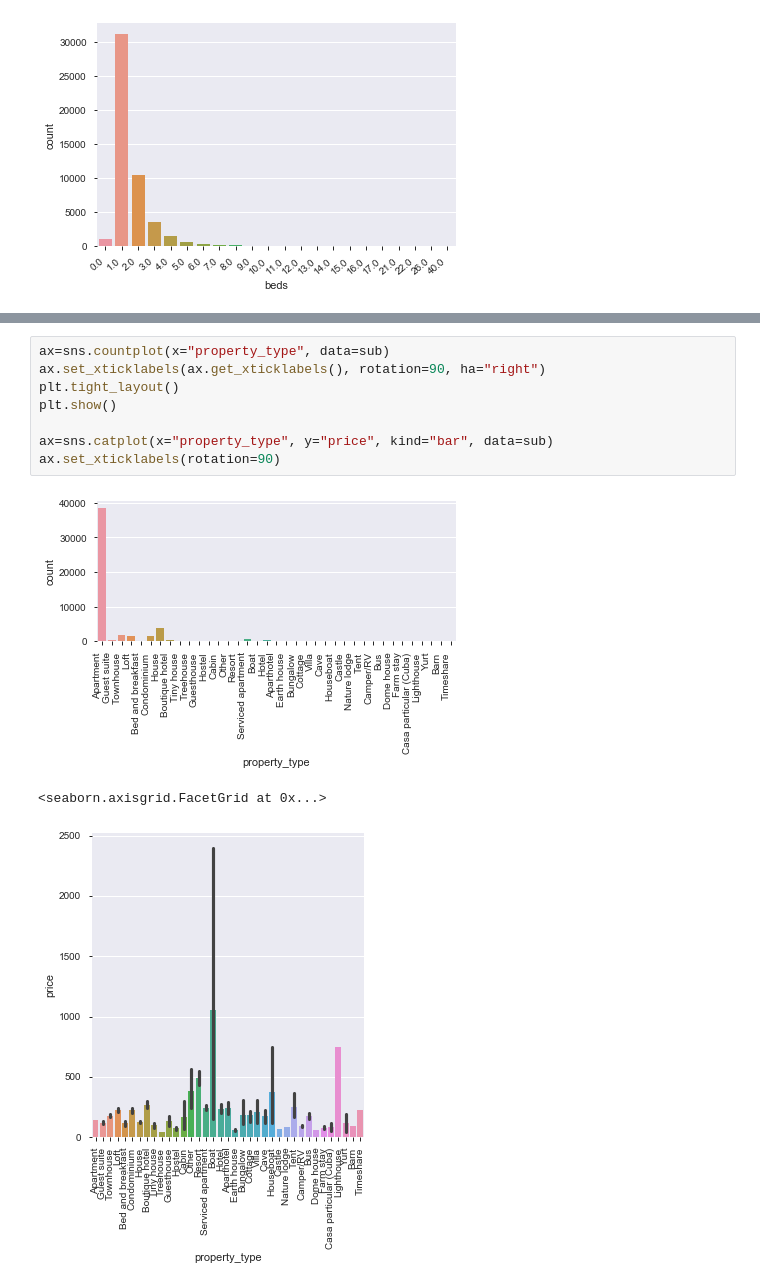
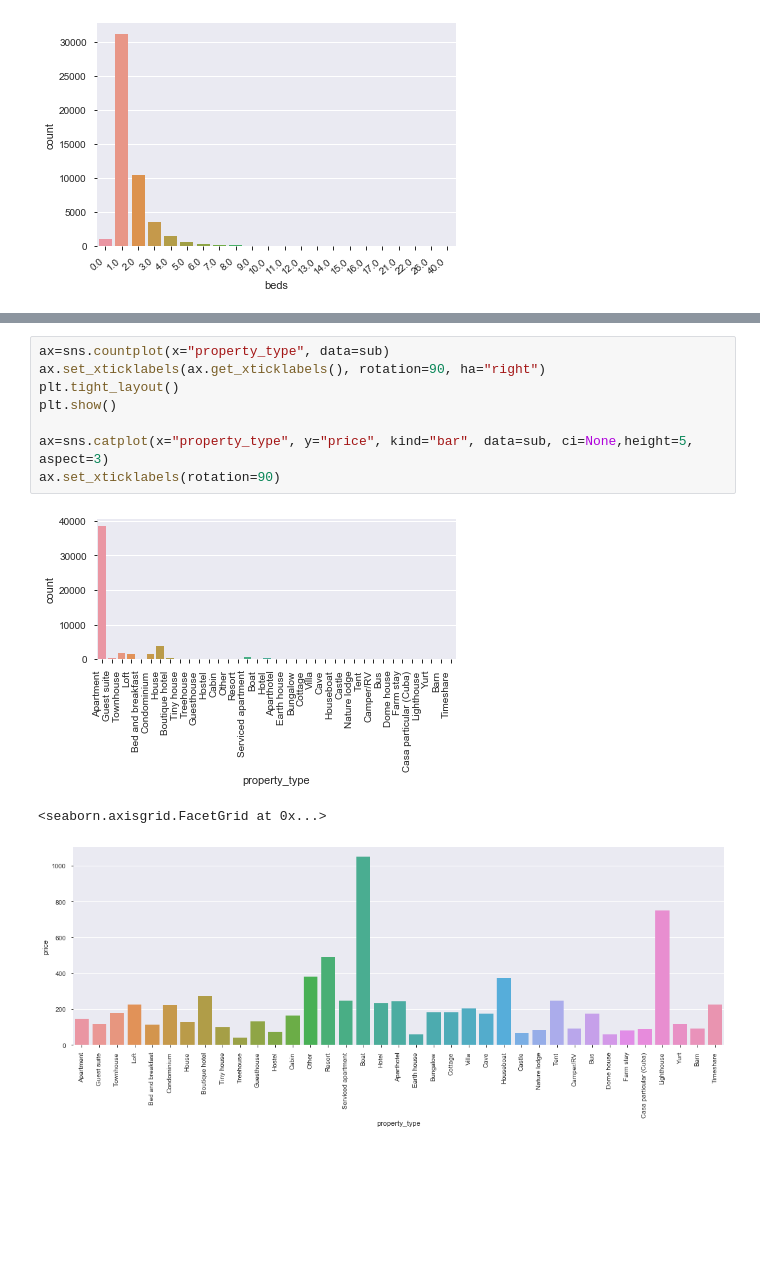
Before and after one commit to Leungy/MachineLearning1, a Jupyter notebook: Lab1/Lab_1.ipynb, the cells around one changed output, grey strips where cells are left out. Cells and saved outputs as stored; diff of their text form; blank space fills up the shorter version.

```diff
--- a/Lab1/Lab_1.ipynb
+++ b/Lab1/Lab_1.ipynb
@@ -168,12 +186,12 @@ sns.catplot(x="room_type", y="price", kind="bar", data=sub)
 # %%
 ax=sns.countplot(x="property_type", data=sub)
 ax.set_xticklabels(ax.get_xticklabels(), rotation=90, ha="right")
 plt.tight_layout()
 plt.show()
 
-ax=sns.catplot(x="property_type", y="price", kind="bar", data=sub)
+ax=sns.catplot(x="property_type", y="price", kind="bar", data=sub, ci=None,height=5, aspect=3)
 ax.set_xticklabels(rotation=90)
 # %% [output]
 [figure]
 <seaborn.axisgrid.FacetGrid at 0x...>
-[figure, old version]
+[figure, new version]
```
Also changed, not shown: parts of 21 cells of this notebook.
